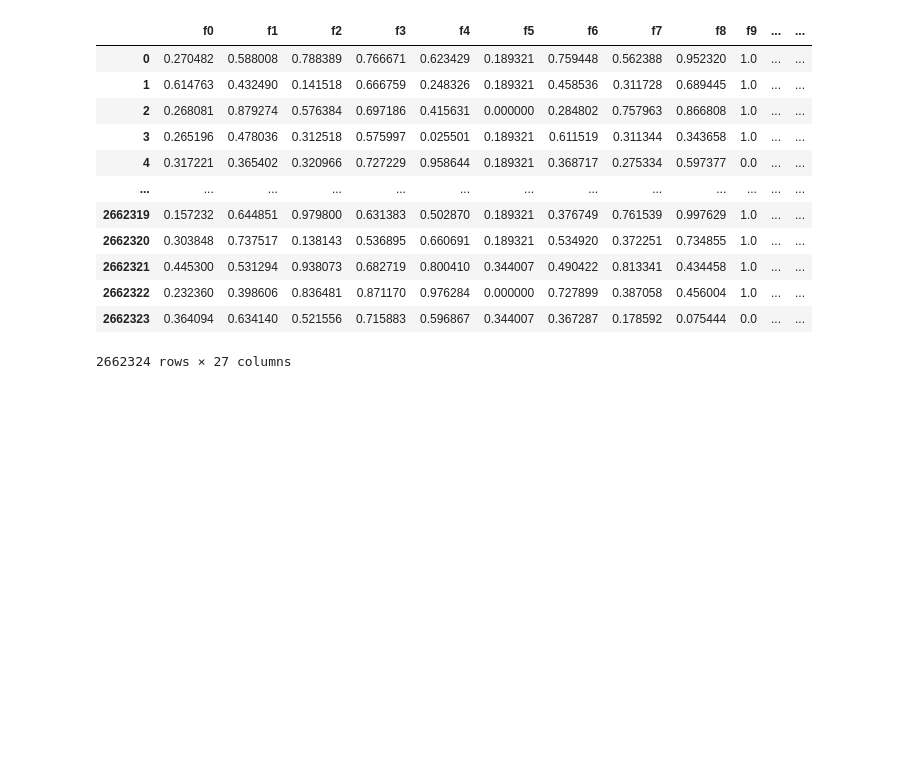
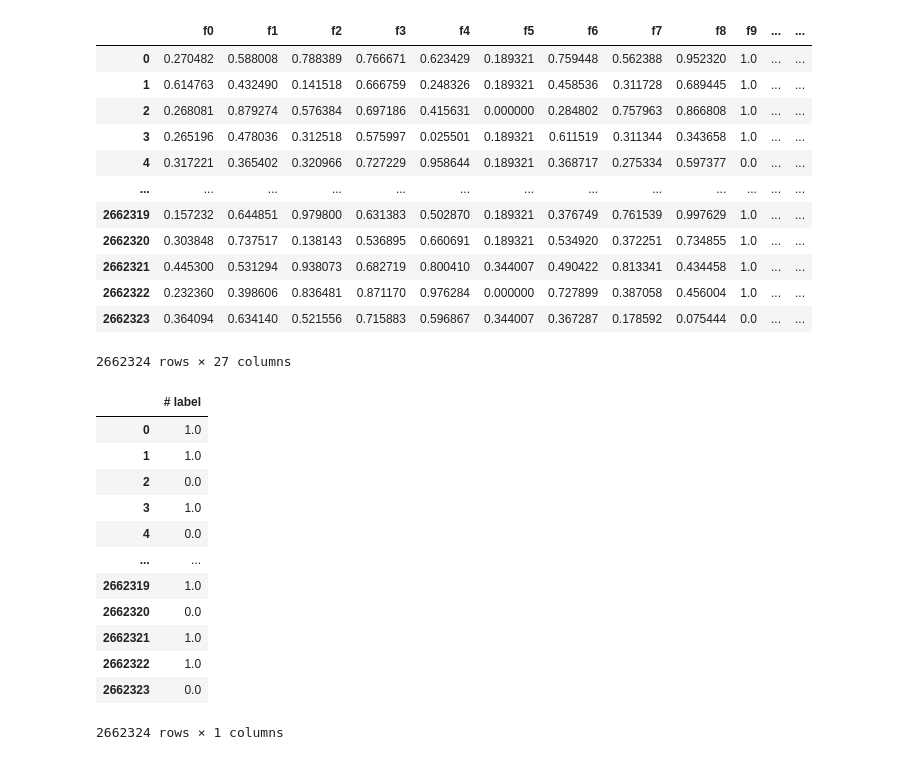
Before and after one commit to KendallScott/QTW, a Jupyter notebook: Case Study 6/Case_Study_6.ipynb, the cells around one changed output. Drawn from its saved outputs; the diff is of its cells as text; code cells hidden in the pictures; blank space fills up the shorter version.

```diff
--- a/Case Study 6/Case_Study_6.ipynb
+++ b/Case Study 6/Case_Study_6.ipynb
@@ -166,8 +166,24 @@ X
 2662324 rows × 27 columns
 # %%
 #creating dataframe to find where there is high readmitted rates for a variable
-y = df[['# label']].values.flatten()
+y = df[['# label']].astype(np.float16)
 #y_alt = pd.get_dummies(y_alt, columns=y_alt.columns)
+# %%
+y
+# %% [output]
+|  | # label |
+| 0 | 1.0 |
+| 1 | 1.0 |
+| 2 | 0.0 |
+| 3 | 1.0 |
+| 4 | 0.0 |
+| ... | ... |
+| 2662319 | 1.0 |
+| 2662320 | 0.0 |
+| 2662321 | 1.0 |
+| 2662322 | 1.0 |
+| 2662323 | 0.0 |
+2662324 rows × 1 columns
 # %%
 from sklearn.model_selection import train_test_split
 
```
Also changed, not shown: parts of 4 cells of this notebook.
